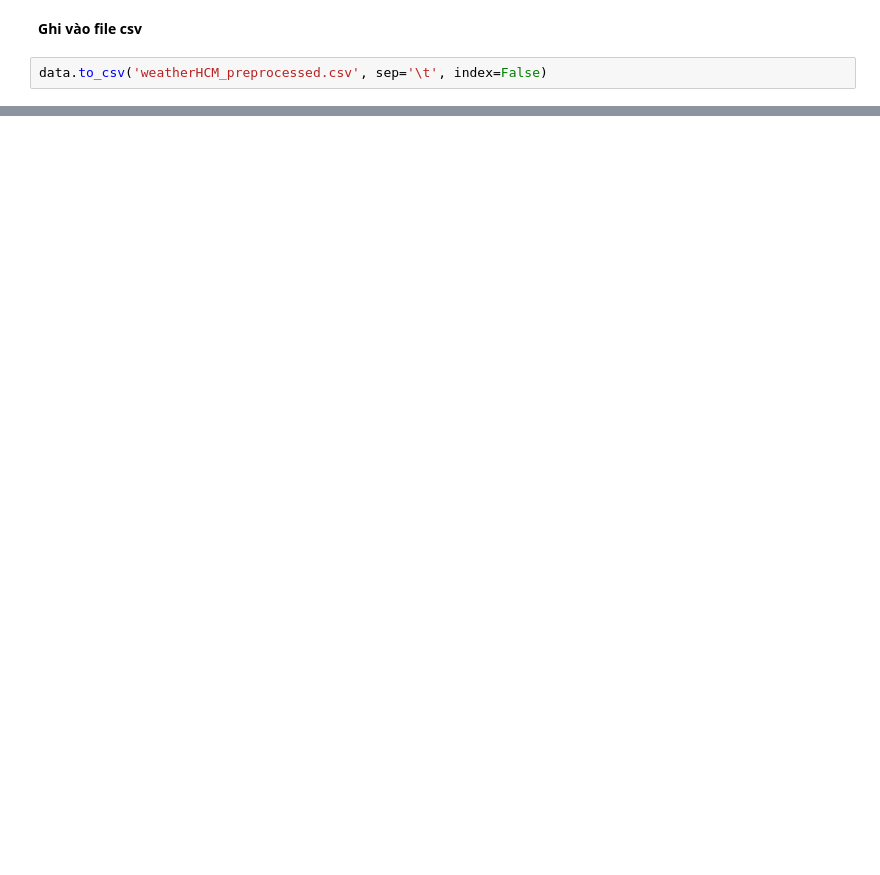
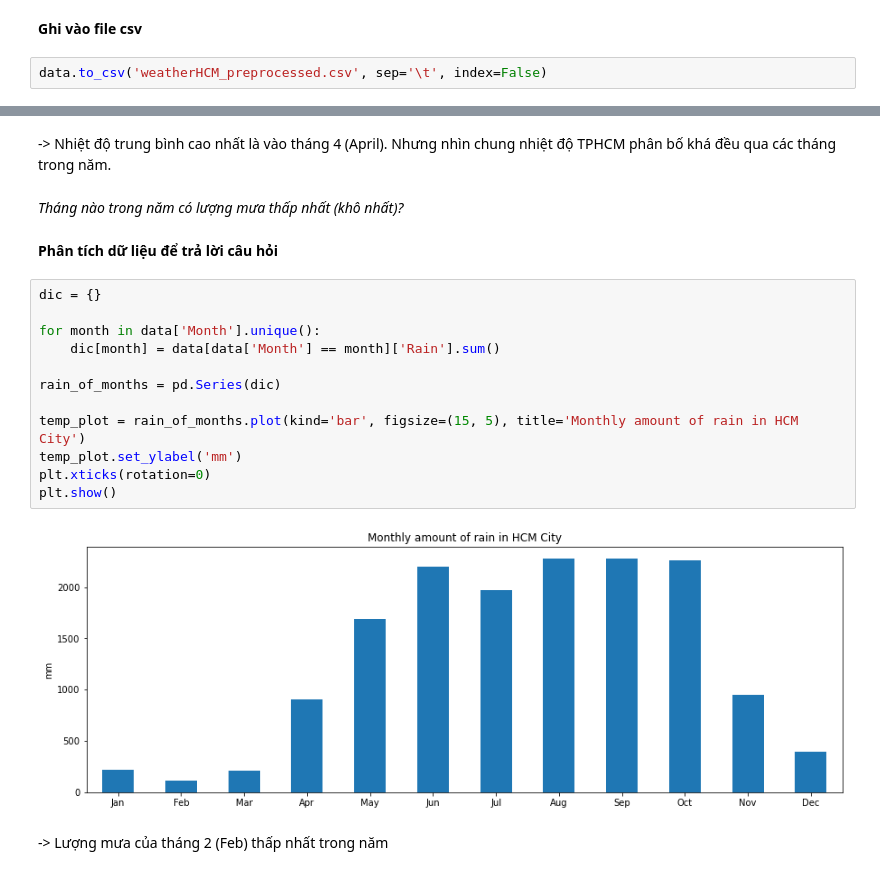
Before and after one commit to KietAnh/HCM_Weather_Forecasting, a Jupyter notebook: Preprocessing and EDA.ipynb, the cells around one changed output, grey strips where cells are left out. Cells and saved outputs as stored; diff of their text form; blank space fills up the shorter version.

```diff
--- a/Preprocessing and EDA.ipynb
+++ b/Preprocessing and EDA.ipynb
@@ -245,0 +266,22 @@ data.to_csv('weatherHCM_preprocessed.csv', sep='\t', index=False)
+# %% [markdown]
+-> Nhiệt độ trung bình cao nhất là vào tháng 4 (April). Nhưng nhìn chung nhiệt độ TPHCM phân bố khá đều qua các tháng trong năm.
+# %% [markdown]
+*Tháng nào trong năm có lượng mưa thấp nhất (khô nhất)?*
+# %% [markdown]
+**Phân tích dữ liệu để trả lời câu hỏi**
+# %%
+dic = {}
+
+for month in data['Month'].unique():
+    dic[month] = data[data['Month'] == month]['Rain'].sum()
+
+rain_of_months = pd.Series(dic)
+
+temp_plot = rain_of_months.plot(kind='bar', figsize=(15, 5), title='Monthly amount of rain in HCM City')
+temp_plot.set_ylabel('mm')
+plt.xticks(rotation=0)
+plt.show()
+# %% [output]
+[figure, added]
+# %% [markdown]
+-> Lượng mưa của tháng 2 (Feb) thấp nhất trong năm
```
Also changed, not shown: parts of 14 cells of this notebook, 6 other files.
